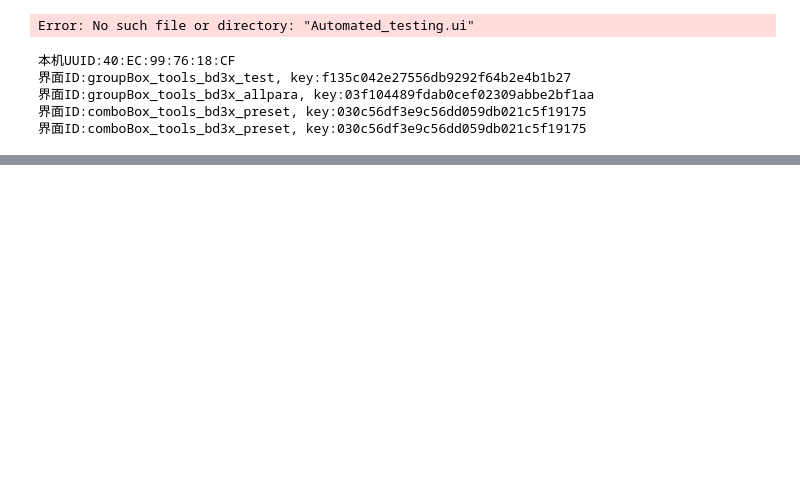
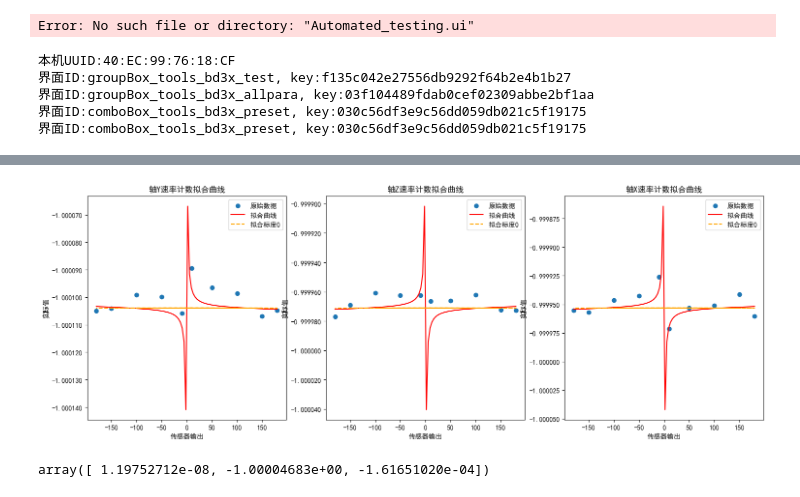
Before and after one commit to CopilotAlice/General_autoTest_Host, a Jupyter notebook: 通用自动测试.ipynb, the cells around one changed output, grey strips where cells are left out. Cells and saved outputs as stored; diff of their text form; code cells hidden in the pictures; blank space fills up the shorter version.

```diff
--- a/通用自动测试.ipynb
+++ b/通用自动测试.ipynb
@@ -144,0 +190,70 @@ df
+# %%
+paths = 'E:\\Work\\理工导航\\General_autoTest_Host\\test_fun\\data\\all_ave'
+names = 'SL_26_1_s_txt.txt'
+df = pd.read_csv(os.path.join(paths, names), encoding='gb2312', delim_whitespace=True)
+
+degree = 2
+save_data_accuracy = 6
+sl_sort_list = [1,2,0]
+sl_point_list = [10,50,100,150,180]
+sl_para_list = [1,1,1]
+if type(sl_point_list)==int:
+    sl_point_list*=2
+    sl_point_length = sl_point_list
+elif type(sl_point_list)==list:
+    sl_point_list = [i*j for i in sl_point_list for j in [1,-1]]
+    sl_point_length = len(sl_point_list)
+else:
+    print('速率计数点数输入错误，默认5点')
+def get_max_abs_with_sign(s):
+    s = s.replace('[', '').replace(']', '')
+    parts = s.split('_')
+    nums = []
+    for pnum in parts:
+        try: nums.append(float(pnum))
+        except: pass
+    if not nums:
+        return None
+    max_num = max(nums, key=lambda x: abs(x))
+    return max_num
+
+sdf = init_sdf()
+if df.columns[0].lower() == 'turntable':
+    # 将第一列用下划线分隔并获取绝对值最大的数据,保留正负
+    df.iloc[:,0] = df.iloc[:,0].apply(get_max_abs_with_sign)
+fig,ax = plt.subplots(1,3,figsize=(18,6))
+for count,i in enumerate(sl_sort_list):
+    data_x = df.iloc[count*sl_point_length:(count+1)*sl_point_length,i+1].reset_index(drop=True)
+    data_x_lw = data_x.mean()
+    # data_x -= data_x_lw
+    if type(sl_point_list)==list:
+        data_y = pd.Series(sl_point_list).reset_index(drop=True)
+    else:
+        data_y = df.iloc[count*sl_point_length:(count+1)*sl_point_length,0].reset_index(drop=True)
+    fits = np.polyfit(data_x-data_x_lw, data_y, degree)
+    y_fit = np.polyval(fits, data_y)
+    errors = data_x-data_x_lw - y_fit
+    # print('count:{},i:{} data_x:{} data_y:{}'.format(count,i,data_x.tolist(),data_y.tolist()))
+    data_y_new = np.linspace(data_y.min(), data_y.max(), 100)
+    y_fit_new = np.polyval(fits, data_y_new)
+    ax[count].scatter(data_y, (data_x-data_x_lw)/data_y, label='原始数据')
+    ax[count].plot(y_fit_new, data_y_new/y_fit_new, color='red', label='拟合曲线')
+    # ax[count].scatter(data_y, (data_x-data_x_lw-errors)/data_y, label="残差", color="green", marker="x")
+    # ax[count].scatter(data_y, ((data_x-data_x_lw)/data_y) + (errors/data_y), label="残差", color="green", marker="x")
+    # ax[count].scatter(data_y, (data_x-data_x_lw)/data_y-1e-6,label="残差", color="green", marker="x")
+    ax[count].plot(data_y,1/fits[-2]*data_y/data_y,label='拟合标度0', color='orange', linestyle='--')
+    ax[count].set_xlabel('传感器输出')
+    ax[count].set_ylabel('实际值')
+    ax[count].set_title('轴{}速率计数拟合曲线'.format('XYZ'[i]))
+    ax[count].legend()
+    # 取消科学计数法
+    ax[count].yaxis.set_major_formatter(ScalarFormatter(useMathText=False))
+    ax[count].yaxis.get_major_formatter().set_scientific(False)
+    ax[count].yaxis.set_major_formatter(FuncFormatter(lambda y, _: '{:.6f}'.format(y)))
+# %% [output]
+[figure, added]
+# %%
+fits = np.polyfit(data_x-data_x_lw, data_y, degree)
+fits
+# %% [output]
+array([ 1.19752712e-08, -1.00004683e+00, -1.61651020e-04])
```
Also changed, not shown: parts of 9 cells of this notebook, 5 other files.
